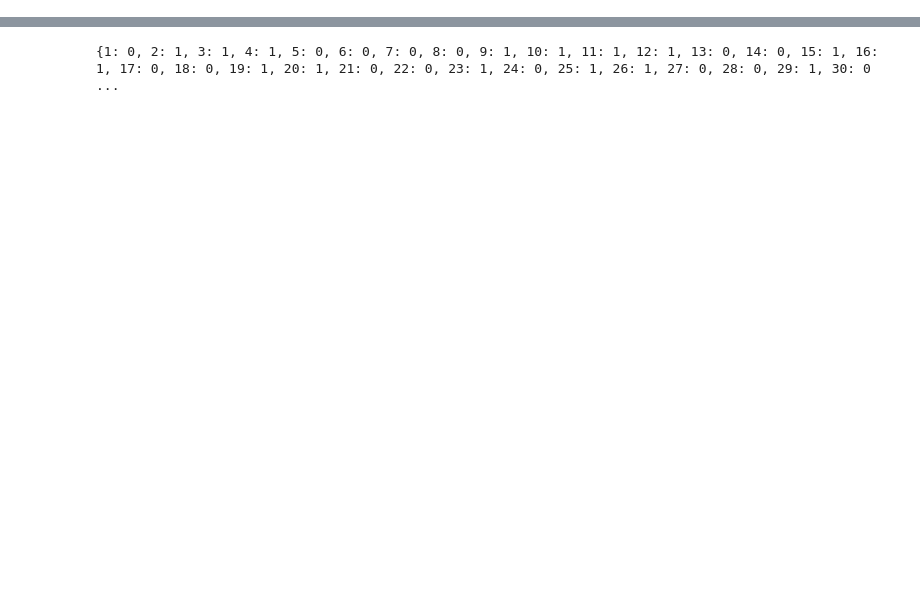
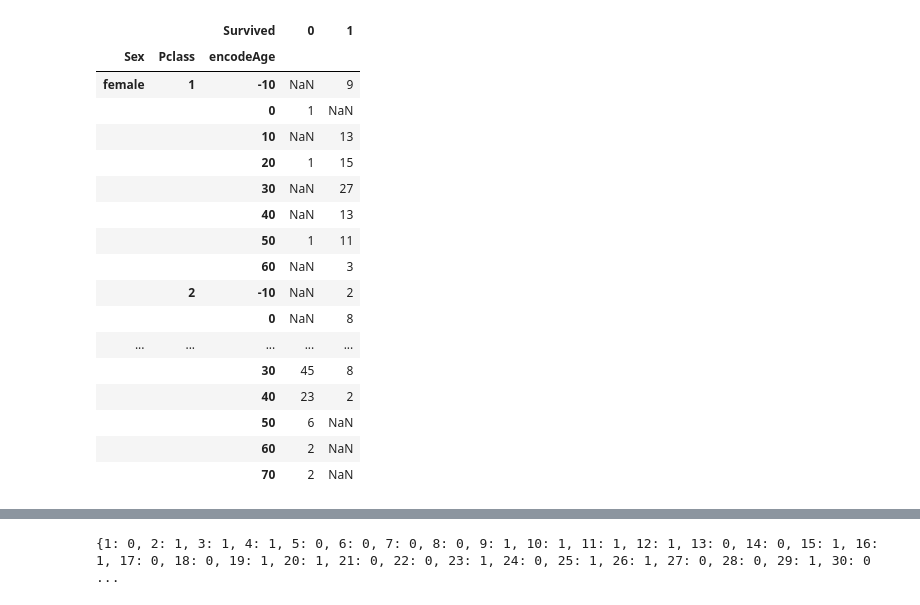
Before and after one commit to PlaYdata/ud359-studygroup, a Jupyter notebook: problem-sets/ProblemSet1_draft_c3h3_20140826.ipynb, the cells around one changed output, grey strips where cells are left out. Saved outputs shown, nothing was run; the diff lists cells and outputs as text; code cells hidden in the pictures; blank space fills up the shorter version.

```diff
--- a/problem-sets/ProblemSet1_draft_c3h3_20140826.ipynb
+++ b/problem-sets/ProblemSet1_draft_c3h3_20140826.ipynb
@@ -76,0 +103,21 @@ df = pandas.read_csv("../data/titanic_data.csv")
+# %%
+df.groupby(["Survived","Sex","Pclass","encodeAge"]).size().unstack("Survived")
+# %% [output]
+|  |  | Survived | 0 | 1 |
+| Sex | Pclass | encodeAge |  |  |
+| female | 1 | -10 | NaN | 9 |
+|  |  | 0 | 1 | NaN |
+|  |  | 10 | NaN | 13 |
+|  |  | 20 | 1 | 15 |
+|  |  | 30 | NaN | 27 |
+|  |  | 40 | NaN | 13 |
+|  |  | 50 | 1 | 11 |
+|  |  | 60 | NaN | 3 |
+|  | 2 | -10 | NaN | 2 |
+|  |  | 0 | NaN | 8 |
+| ... | ... | ... | ... | ... |
+|  |  | 30 | 45 | 8 |
+|  |  | 40 | 23 | 2 |
+|  |  | 50 | 6 | NaN |
+|  |  | 60 | 2 | NaN |
+|  |  | 70 | 2 | NaN |
```
Also changed, not shown: parts of 9 cells of this notebook, 17 other files.
